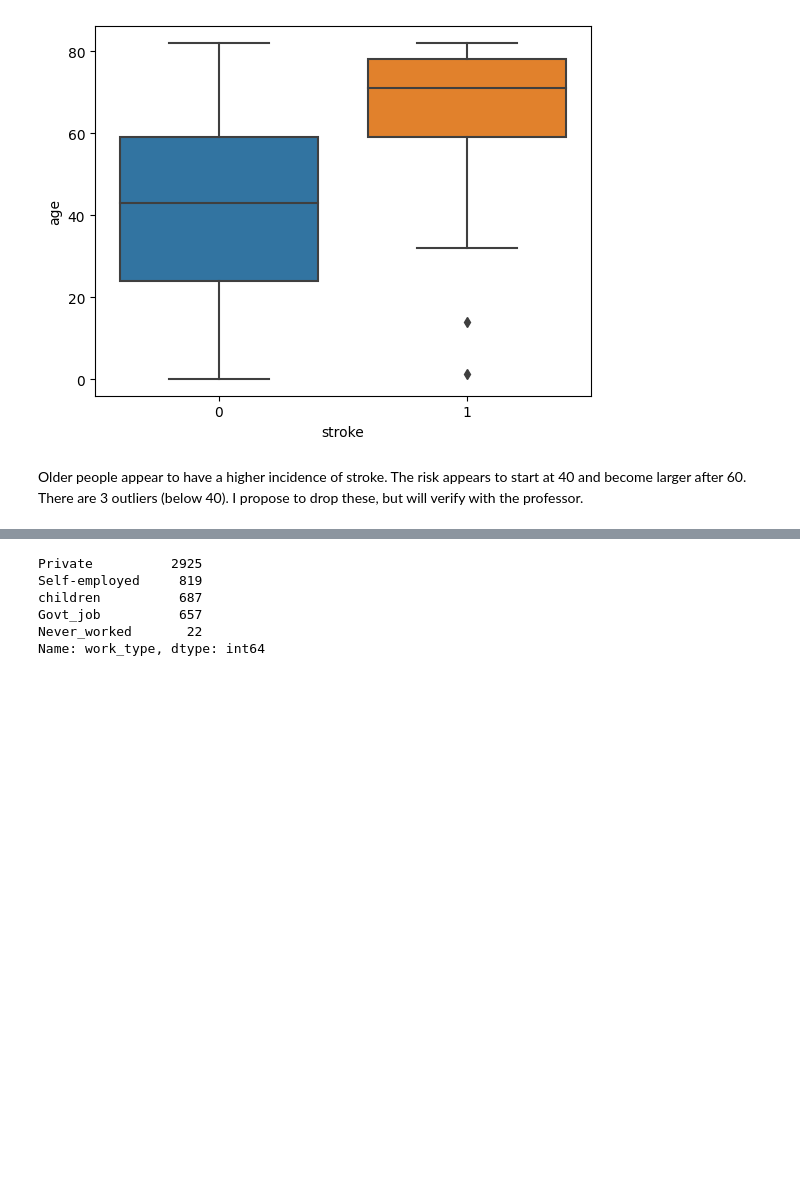
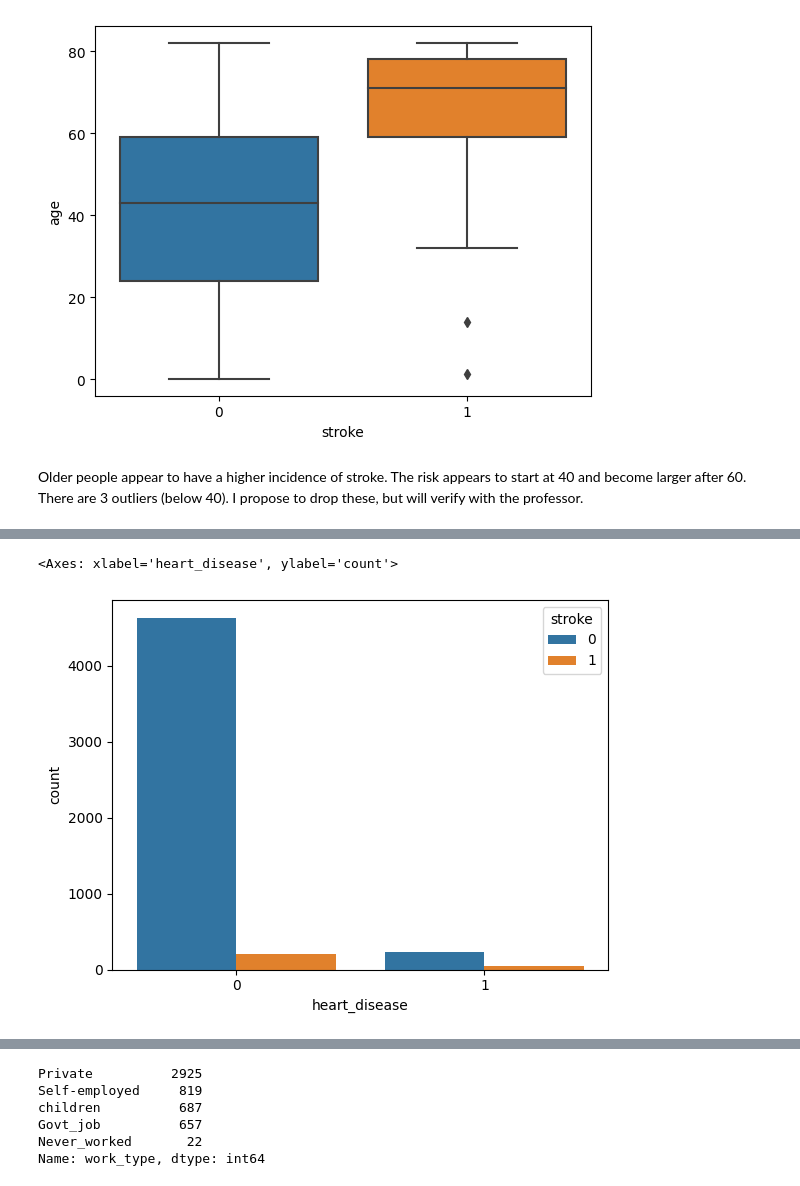
Before and after one commit to matthewdheilmanvanderbilt/CS5262_MachineLearning, a Jupyter notebook: stoke_prediction.ipynb, the cells around one changed output, grey strips where cells are left out. Drawn from its saved outputs; the diff is of its cells as text; code cells hidden in the pictures; blank space fills up the shorter version.

```diff
--- a/stoke_prediction.ipynb
+++ b/stoke_prediction.ipynb
@@ -263,0 +320,5 @@ Older people appear to have a higher incidence of stroke.  The risk appears to s
+# %%
+sns.countplot(data=responses, x='heart_disease', hue='stroke')
+# %% [output]
+<Axes: xlabel='heart_disease', ylabel='count'>
+[figure, added]
```
Also changed, not shown: parts of 41 cells of this notebook.
